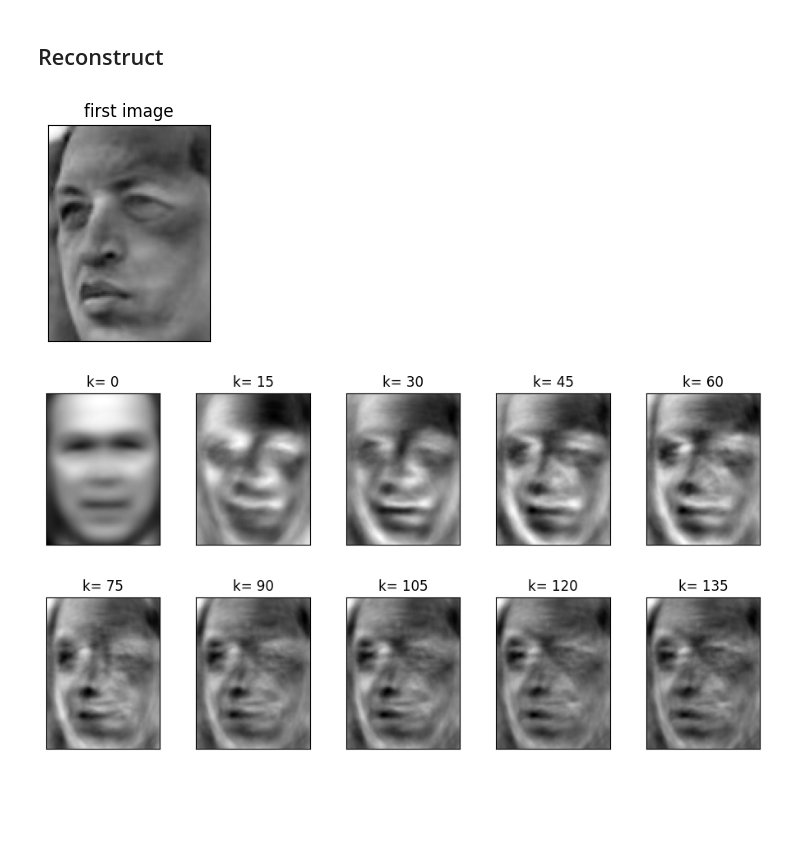
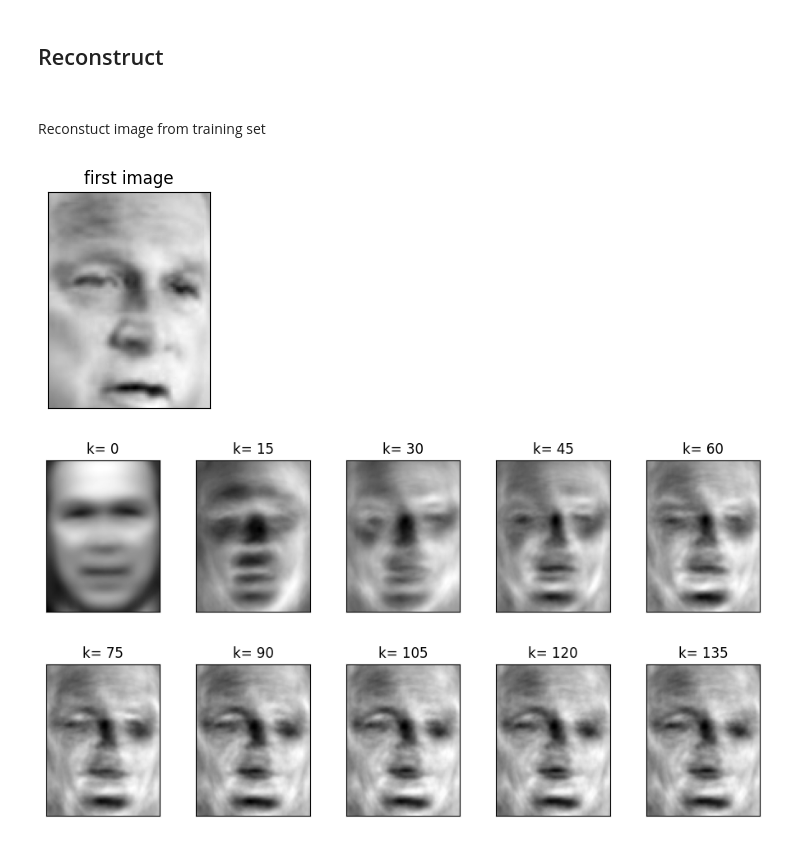
Before and after one commit to YRT777/7404-eigenfaces-elderversion, a Jupyter notebook: eigenfaces.ipynb, the cells around one changed output. Saved outputs shown, nothing was run; the diff lists cells and outputs as text; code cells hidden in the pictures; blank space fills up the shorter version.

Commit message:
“reconstuct2”

```diff
--- a/eigenfaces.ipynb
+++ b/eigenfaces.ipynb
@@ -317,19 +308,22 @@ Gerhard Schroeder       0.81      0.68      0.74        25
 [figure]
 # %% [markdown]
 ## Reconstruct
+# %% [markdown]
+###
+Reconstuct image from training set
 # %%
 #first image
-plot_gallery([X[0,:]],["first image"],n_row=1,n_col=1)
+plot_gallery([X_train[0,:]],["first image"],n_row=1,n_col=1)
 # %% [output]
-[figure, old version]
+[figure, new version]
 # %%
 #reconstruct first image with eigenfaces of whole dataset
 Y=[0]*10
 for k, i in zip([0,15,30,45,60,75,90,105,120,135],np.arange(10)):
-    face_score = X[0,:].dot(eigface[:,:k])
+    face_score = X_train[0,:].dot(eigface[:,:k])
     projected_face = face_score.dot(eigface[:,:k].T)
     Y[i]=projected_face +mean1
 
 plot_gallery(Y,["k= %d" % j for j in range(0,150,15) ], n_row=2, n_col=5)
 # %% [output]
-[figure, old version]
+[figure, new version]
```
Also changed, not shown: parts of 15 cells of this notebook.
